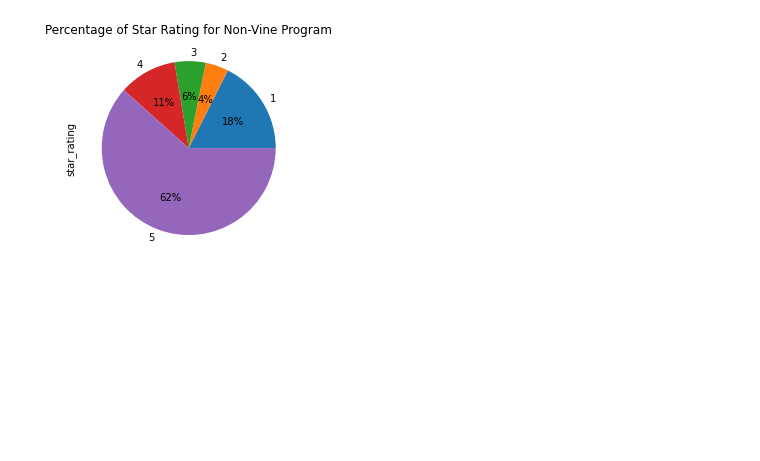
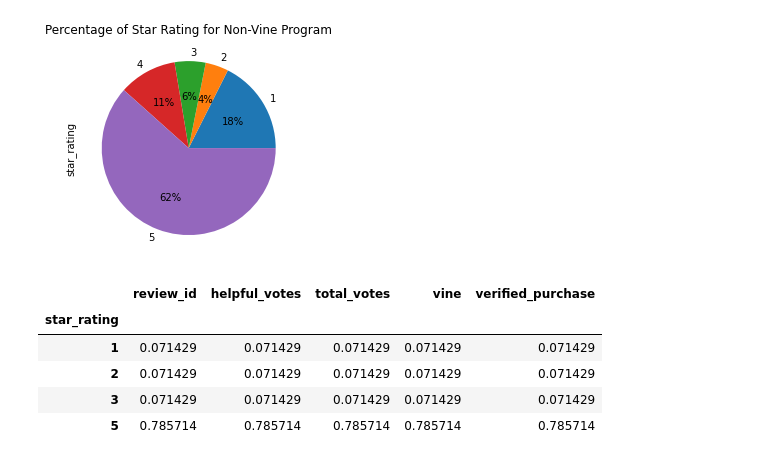
Before and after one commit to nickku1223/Amazon_Vine_Analysis, a Jupyter notebook: Vine_Review_Analysis.ipynb, the cells around one changed output. Cells and saved outputs as stored; diff of their text form; code cells hidden in the pictures; blank space fills up the shorter version.

```diff
--- a/Vine_Review_Analysis.ipynb
+++ b/Vine_Review_Analysis.ipynb
@@ -134,3 +154,15 @@ not_vine_plot = percentage_not_vine.plot.pie(y='review_id',
                                              autopct='%1.0f%%')
 # %% [output]
 [figure]
+# %%
+verified_vine_df = filtered_vine_df[(filtered_vine_df['vine'] == 'Y') & (filtered_vine_df['verified_purchase'] == 'Y')]
+
+verified_percentage_vine = verified_vine_df.groupby(['star_rating']).count() / verified_vine_df['star_rating'].count()
+verified_percentage_vine
+# %% [output]
+|  | review_id | helpful_votes | total_votes | vine | verified_purchase |
+| star_rating |  |  |  |  |  |
+| 1 | 0.071429 | 0.071429 | 0.071429 | 0.071429 | 0.071429 |
+| 2 | 0.071429 | 0.071429 | 0.071429 | 0.071429 | 0.071429 |
+| 3 | 0.071429 | 0.071429 | 0.071429 | 0.071429 | 0.071429 |
+| 5 | 0.785714 | 0.785714 | 0.785714 | 0.785714 | 0.785714 |
```
Also changed, not shown: parts of 5 cells of this notebook, 4 other files.
